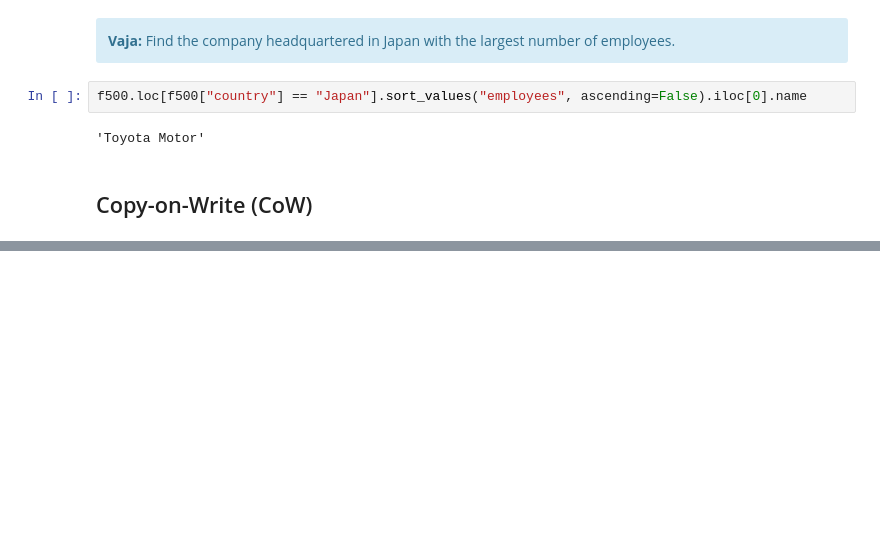
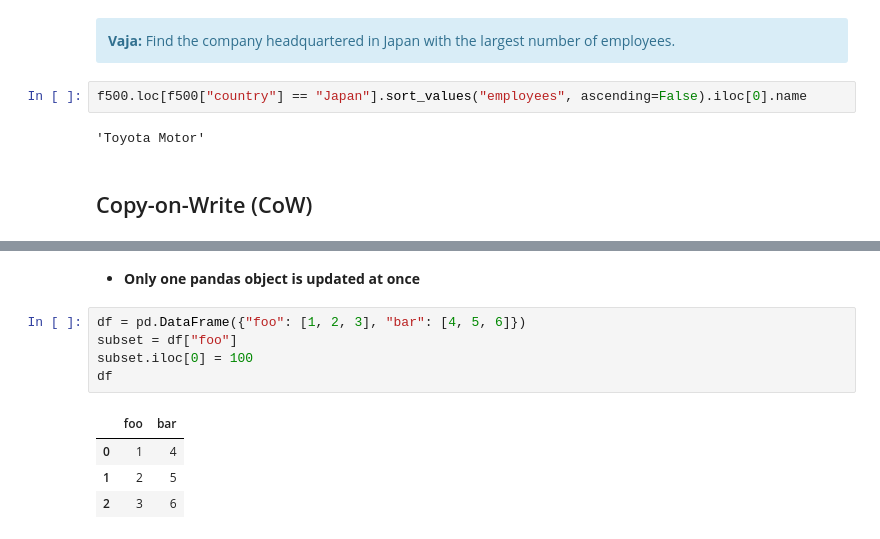
Before and after one commit to icta-tecaji/python-data-analysis-public, a Jupyter notebook: Del_03_Uvod_v_Pandas/03_Uvod_v_Pandas_CLEAN.ipynb, the cells around one changed output, grey strips where cells are left out. Saved outputs shown, nothing was run; the diff lists cells and outputs as text; blank space fills up the shorter version.

```diff
--- a/Del_03_Uvod_v_Pandas/03_Uvod_v_Pandas_CLEAN.ipynb
+++ b/Del_03_Uvod_v_Pandas/03_Uvod_v_Pandas_CLEAN.ipynb
@@ -450,0 +511,12 @@ f500.loc[f500["country"] == "Japan"].sort_values("employees", ascending=False).i
+# %% [markdown]
+- **Only one pandas object is updated at once**
+# %%
+df = pd.DataFrame({"foo": [1, 2, 3], "bar": [4, 5, 6]})
+subset = df["foo"]
+subset.iloc[0] = 100
+df
+# %% [output]
+|  | foo | bar |
+| 0 | 1 | 4 |
+| 1 | 2 | 5 |
+| 2 | 3 | 6 |
```
Also changed, not shown: parts of 13 cells of this notebook, 2 other files.
